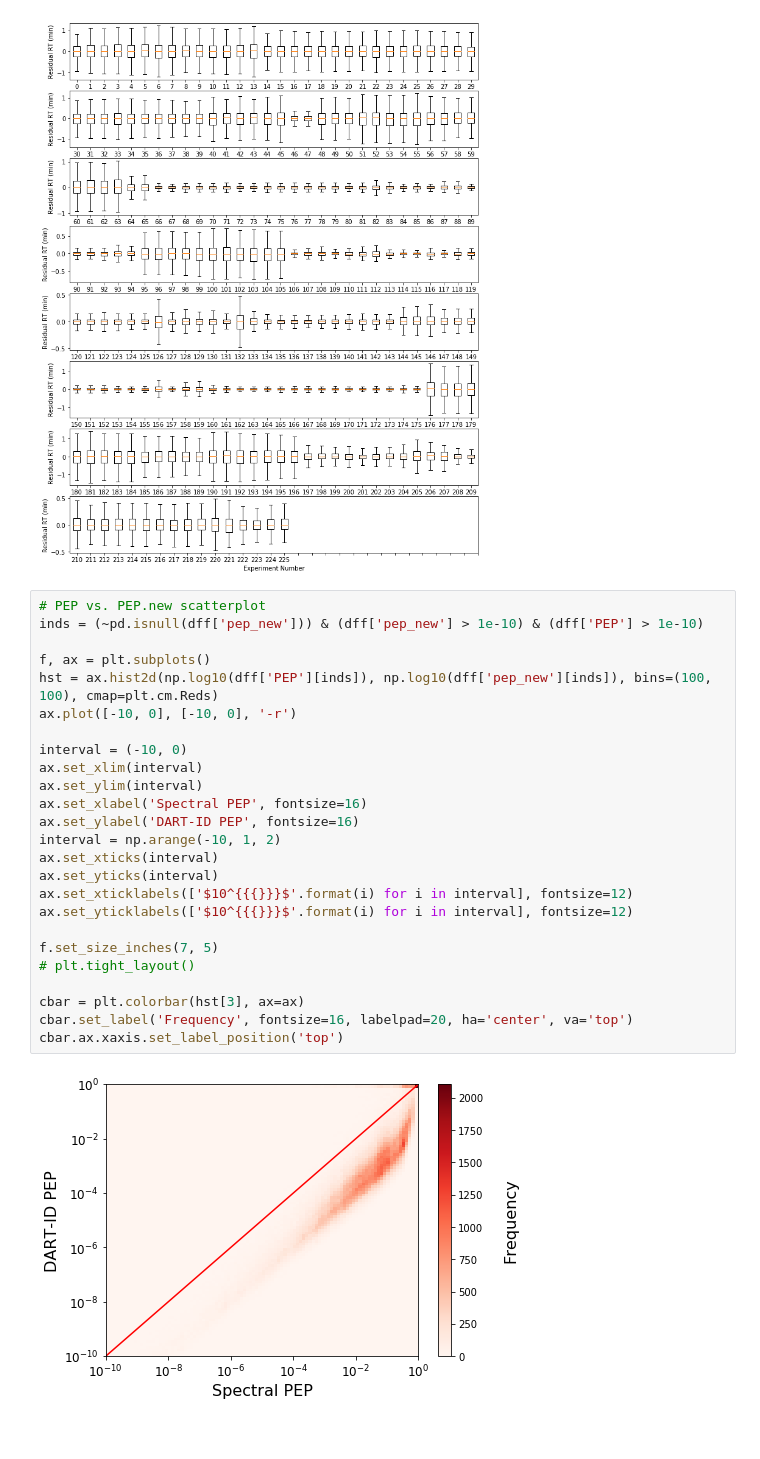
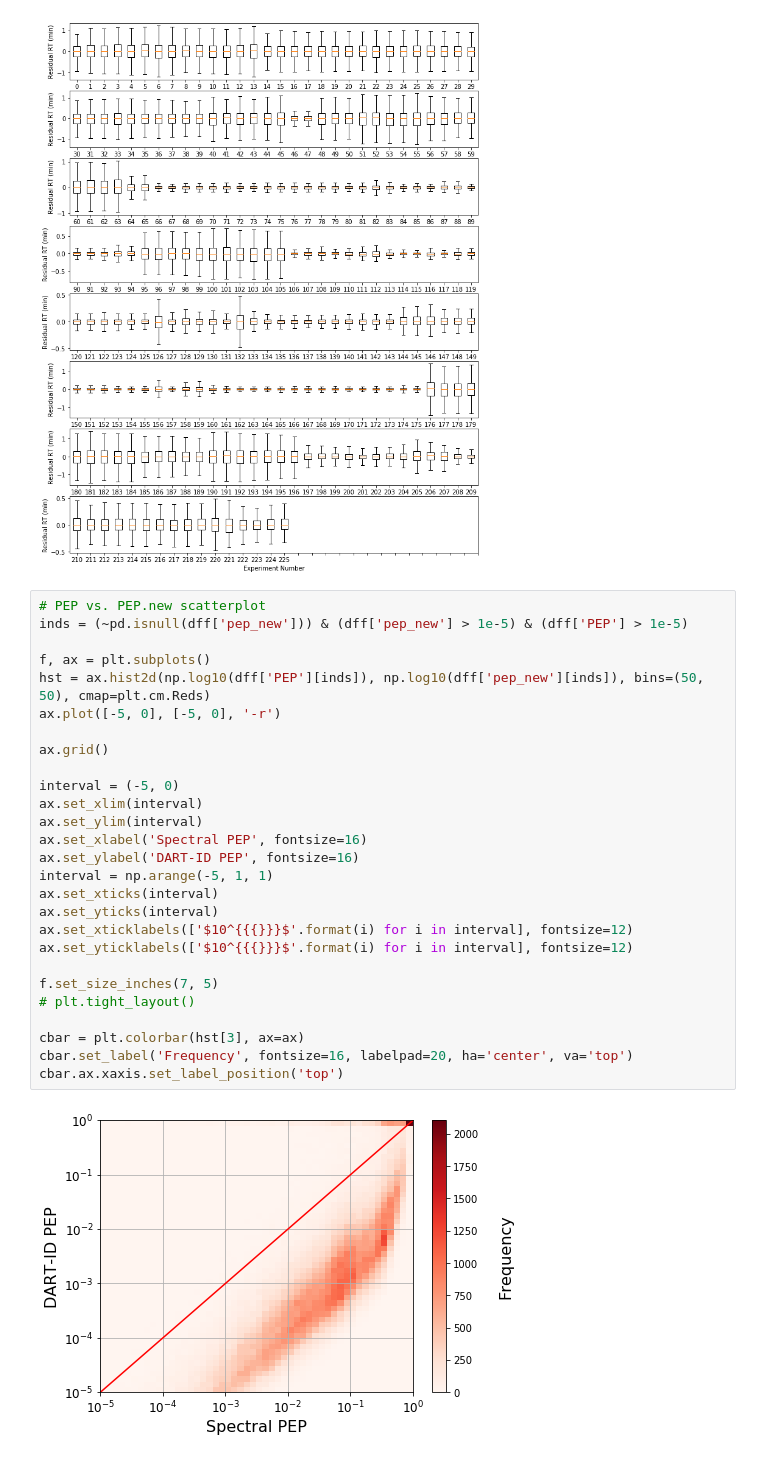
Before and after one commit to SlavovLab/DART-ID_2018, a Jupyter notebook: python_notebooks/figures_testing_2.ipynb, the cells around one changed output. Saved outputs shown, nothing was run; the diff lists cells and outputs as text.

```diff
--- a/python_notebooks/figures_testing_2.ipynb
+++ b/python_notebooks/figures_testing_2.ipynb
@@ -225,31 +227,33 @@ f.set_size_inches(12, num_rows * 2)
 [figure]
 # %%
 # PEP vs. PEP.new scatterplot
-inds = (~pd.isnull(dff['pep_new'])) & (dff['pep_new'] > 1e-10) & (dff['PEP'] > 1e-10)
+inds = (~pd.isnull(dff['pep_new'])) & (dff['pep_new'] > 1e-5) & (dff['PEP'] > 1e-5)
 
 f, ax = plt.subplots()
-hst = ax.hist2d(np.log10(dff['PEP'][inds]), np.log10(dff['pep_new'][inds]), bins=(100, 100), cmap=plt.cm.Reds)
-ax.plot([-10, 0], [-10, 0], '-r')
+hst = ax.hist2d(np.log10(dff['PEP'][inds]), np.log10(dff['pep_new'][inds]), bins=(50, 50), cmap=plt.cm.Reds)
+ax.plot([-5, 0], [-5, 0], '-r')
 
-interval = (-10, 0)
+ax.grid()
+
+interval = (-5, 0)
 ax.set_xlim(interval)
 ax.set_ylim(interval)
 ax.set_xlabel('Spectral PEP', fontsize=16)
 ax.set_ylabel('DART-ID PEP', fontsize=16)
-interval = np.arange(-10, 1, 2)
+interval = np.arange(-5, 1, 1)
 ax.set_xticks(interval)
 ax.set_yticks(interval)
 ax.set_xticklabels(['$10^{{{}}}$'.format(i) for i in interval], fontsize=12)
 ax.set_yticklabels(['$10^{{{}}}$'.format(i) for i in interval], fontsize=12)
 
 f.set_size_inches(7, 5)
 # plt.tight_layout()
 
 cbar = plt.colorbar(hst[3], ax=ax)
 cbar.set_label('Frequency', fontsize=16, labelpad=20, ha='center', va='top')
 cbar.ax.xaxis.set_label_position('top')
 # %% [output]
-[figure, old version]
+[figure, new version]
 # %%
 # Fold-change increase
 num_points=100
```
Also changed, not shown: parts of 2 cells of this notebook.
